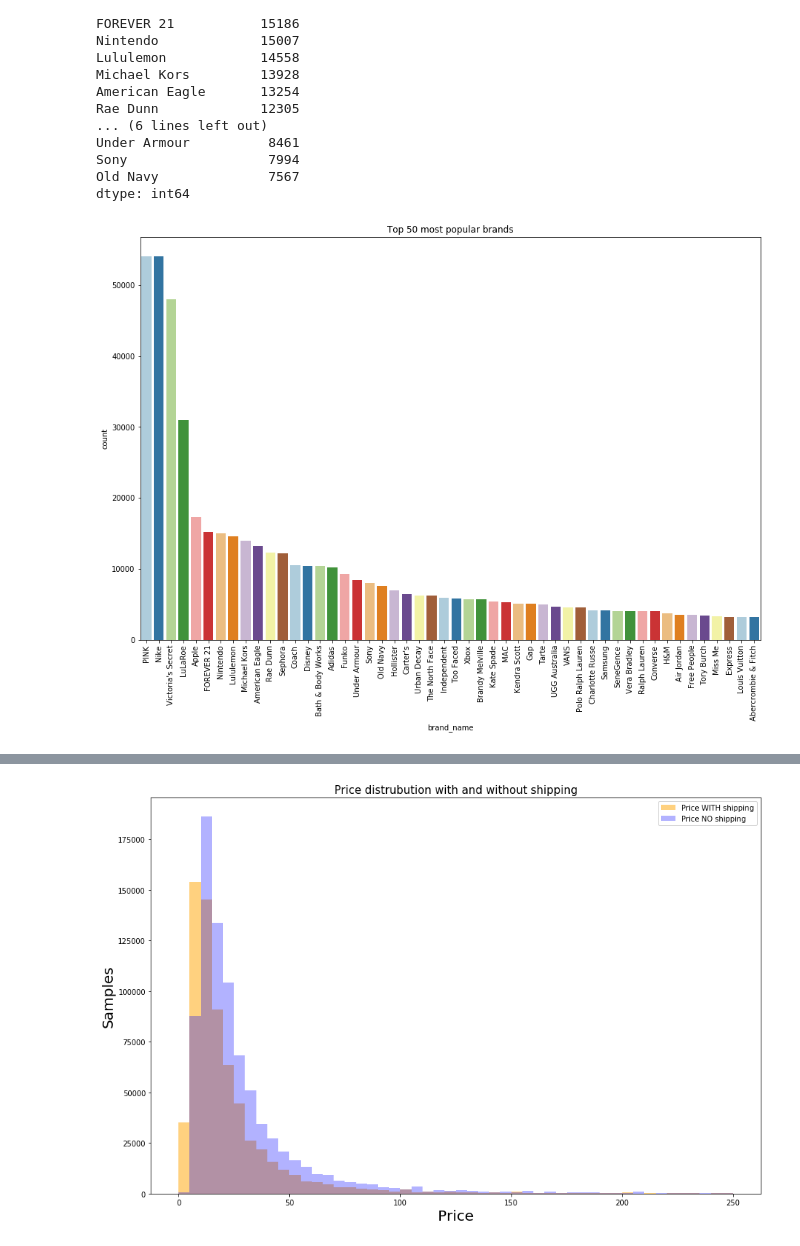
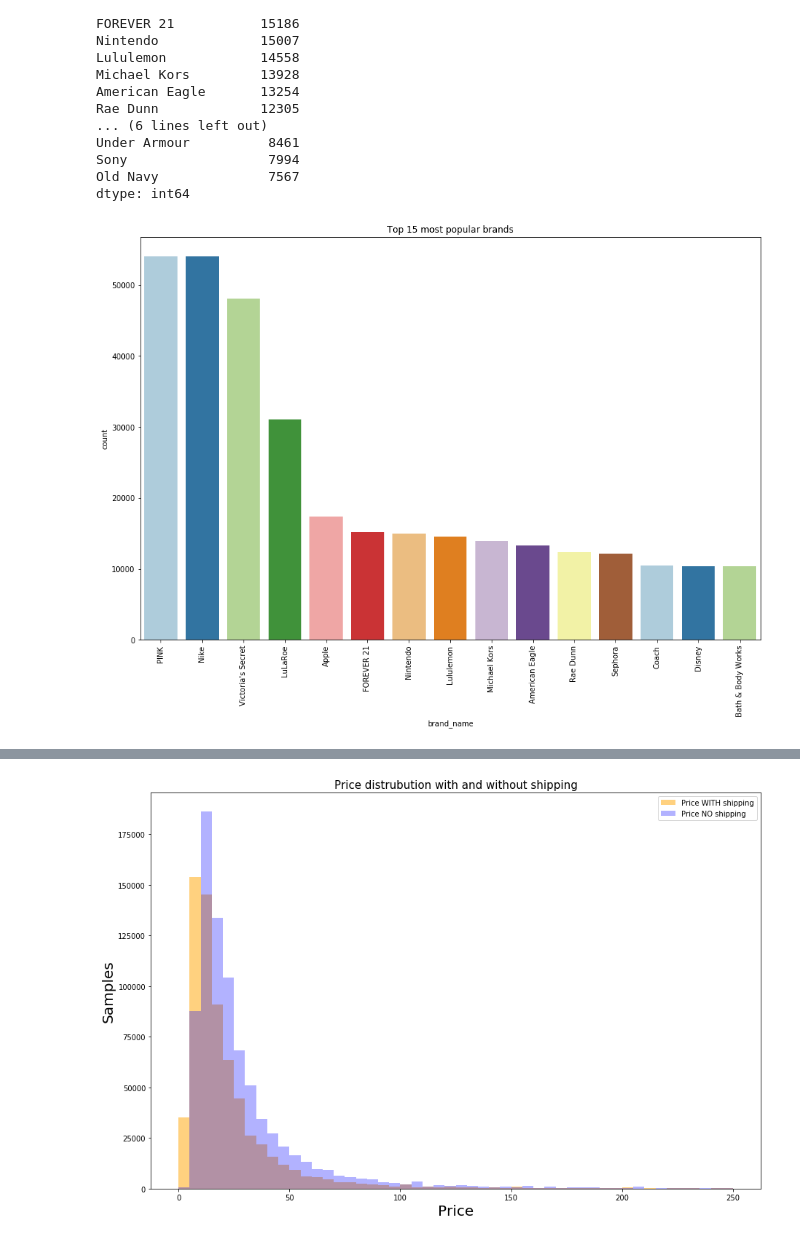
Before and after one commit to asthanameghna/kaggleProject, a Jupyter notebook: Kaggle_Competition.ipynb, the cells around one changed output, grey strips where cells are left out. Drawn from its saved outputs; the diff is of its cells as text; code cells hidden in the pictures.

```diff
--- a/Kaggle_Competition.ipynb
+++ b/Kaggle_Competition.ipynb
@@ -107,18 +107,18 @@ Old Navy              7567
 dtype: int64
 # %%
 # Top 50 common brands
-top_brands = df_train['brand_name'].value_counts()[0:50].reset_index()\
+top_brands = df_train['brand_name'].value_counts()[0:15].reset_index()\
             .rename(columns={'index': 'brand_name', 'brand_name':'count'})
 
 plt.figure(figsize=(15,10))
 ax = sns.barplot(x="brand_name", y="count", data=top_brands, palette='Paired')
 ax.set_xticklabels(ax.get_xticklabels(),rotation=90)
 
 # set title
-ax.set_title('Top 50 most popular brands')
+ax.set_title('Top 15 most popular brands')
 plt.show()
 # %% [output]
-[figure, old version]
+[figure, new version]
 # %%
 # Top 50 expensive brands
 top_expensive = df_train.groupby('brand_name', axis=0).mean()
```
Also changed, not shown: parts of 24 cells of this notebook.
